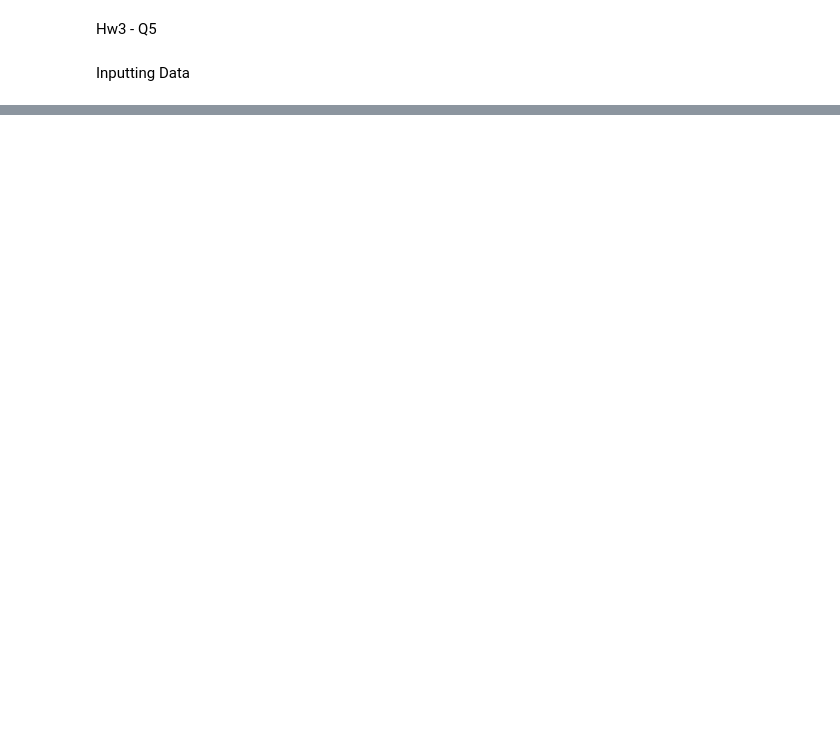
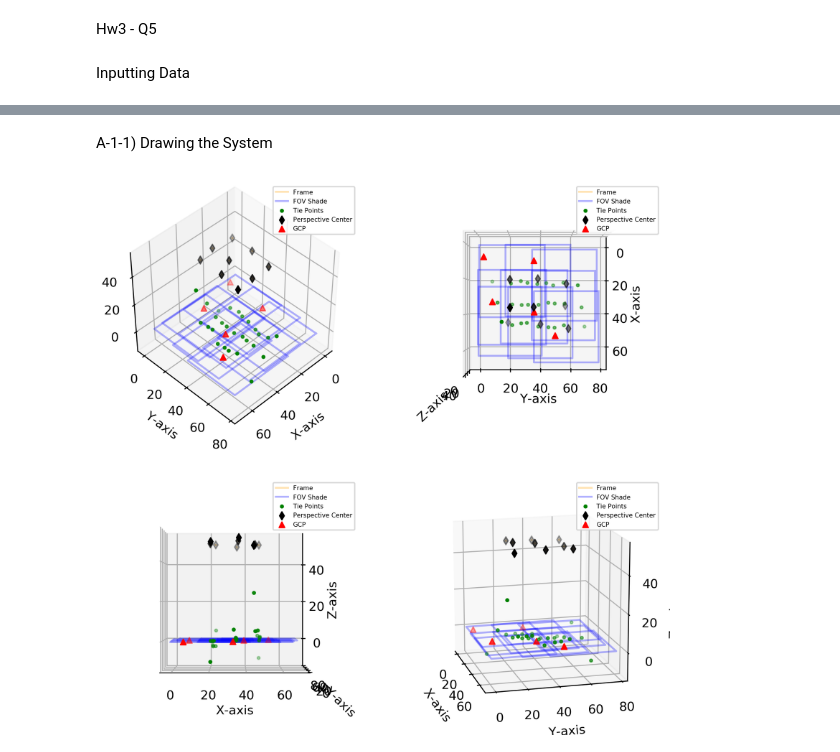
Before and after one commit to WOKNz/Photogrametry-HW3-Q5, a Jupyter notebook: Q5.ipynb, the cells around one changed output, grey strips where cells are left out. Drawn from its saved outputs; the diff is of its cells as text; code cells hidden in the pictures; blank space fills up the shorter version.

```diff
--- a/Q5.ipynb
+++ b/Q5.ipynb
@@ -7,9 +8,11 @@ import copy
 # %% [markdown]
 Inputting Data
 # %%
-print('Approximate External Rotation for each picture')
+f = 30 # in mm
+
+print('Approximate External Orientation for each picture')
 aprox_ext_rotation = np.loadtxt('data/approxEOP.txt')
-aprox_ext_rotation_pd = pd.DataFrame(aprox_ext_rotation,columns=['A','B','C','D','E','F'])
+aprox_ext_rotation_pd = pd.DataFrame(aprox_ext_rotation,columns=['X','Y','Z','omega','phi','kappa'])
 print(aprox_ext_rotation_pd)
 
 print('\nGround Control Points')
@@ -17,7 +20,7 @@ gcp_pd = pd.read_csv('data/controlPoints.txt', sep='\t')
 gcp = gcp_pd.to_numpy()
 gcp[:,0] = (gcp[:,0]).astype(int)
 # np.put(gcp,(gcp.shape[0],0),np.int_(gcp[:,0]))
-#print(gcp_pd)
+print(gcp_pd)
 # print(gcp)
 # print((np.int_(gcp[:,0])).dtype)
 # print(gcp_pd.dtypes)
@@ -53,0 +59,6 @@ Approximate External Rotation for each picture
+# %%
+from XYZintersect import intersecXYZ
+tie_XYZ = intersecXYZ(tie_points,aprox_ext_rotation)
+tie_XYZ_pd = pd.DataFrame(tie_XYZ,columns=['X','Y','Z'])
+tie_XYZ_pd.to_html('tie_XYZ.html')
+print(tie_XYZ_pd)
@@ -53,0 +83,58 @@ Approximate External Rotation for each picture
+# %% [markdown]
+A-1-1) Drawing the System
+# %%
+# Creating Frame Corners, order(lu,ru,rb,lb,lu)
+imgs_limit_ground = np.zeros((9,3*5))
+imgs_limit_camera = np.zeros((9,3*5))
+dl_mm = 25.4/2
+dl_m = (25.4/2)*0.001
+# Creating real camera frames
+for i,img in enumerate(aprox_ext_rotation):
+    imgs_limit_camera[i,0:3] = imgs_limit_camera[i,12:15] = [img[0]-dl_m,img[1]+dl_m,img[2]-f*0.001]
+    imgs_limit_camera[i,3:6] = [img[0]+dl_m,img[1]+dl_m,img[2]-f*0.001]
+    imgs_limit_camera[i,6:9] = [img[0]+dl_m,img[1]-dl_m,img[2]-f*0.001]
+    imgs_limit_camera[i,9:12] = [img[0]-dl_m,img[1]-dl_m,img[2]-f*0.001]
+# Creating FOV on ground Z=0
+for i,img in enumerate(aprox_ext_rotation):
+    scale = img[2]/(f*0.001)
+    imgs_limit_ground[i,0:3] = imgs_limit_ground[i,12:15] = [img[0]-scale*dl_m,img[1]+scale*dl_m,0]
+    imgs_limit_ground[i,3:6] = [img[0]+scale*dl_m,img[1]+scale*dl_m,0]
+    imgs_limit_ground[i,6:9] = [img[0]+scale*dl_m,img[1]-scale*dl_m,0]
+    imgs_limit_ground[i,9:12] = [img[0]-scale*dl_m,img[1]-scale*dl_m,0]
+
+
+from mpl_toolkits.mplot3d import axes3d
+
+def pltoOne(tie_XYZ,gcp,aprox_ext_rotation,imgs_limit_camera,imgs_limit_ground,ax,phi,lam):
+    ax.scatter(tie_XYZ[:,0], tie_XYZ[:,1], tie_XYZ[:,2], color='green', marker=".", label="Tie Points")
+    ax.scatter(aprox_ext_rotation[:,0], aprox_ext_rotation[:,1], aprox_ext_rotation[:,2], color='black', marker="d",\
+               label="Perspective Center")
+    ax.scatter(gcp[:,1], gcp[:,2], gcp[:,3], color='red', marker="^", label="GCP")
+    # Plotting real camera frames
+    for i in range(imgs_limit_camera.shape[0]):
+        temp = (imgs_limit_camera[i,:]).reshape(5,3)
+        ax.plot(temp[:,0], temp[:,1], temp[:,2], alpha=0.3, color='orange', label="Frame" if i == 0 else "")
+    ax.set_xlabel('X-axis')
+    ax.set_ylabel('Y-axis')
+    ax.set_zlabel('Z-axis')
+    ax.view_init(phi,lam)
+    # Plotting FOV on ground Z=0
+    for i in range(imgs_limit_ground.shape[0]):
+        temp = (imgs_limit_ground[i,:]).reshape(5,3)
+        ax.plot(temp[:,0], temp[:,1], temp[:,2], color='blue', alpha=0.3, label="FOV Shade" if i == 0 else "")
+    ax.legend()
+    ax.legend(prop={'size': 5})
+
+fig = pyplot.figure(figsize=(8,8), dpi=300)
+ax00 = fig.add_subplot(2,2,1, projection='3d')
+ax01 = fig.add_subplot(2,2,2, projection='3d')
+ax10 = fig.add_subplot(2,2,3, projection='3d')
+ax11 = fig.add_subplot(2,2,4, projection='3d')
+pltoOne(tie_XYZ,gcp,aprox_ext_rotation,imgs_limit_camera,imgs_limit_ground,ax00,45,45)
+pltoOne(tie_XYZ,gcp,aprox_ext_rotation,imgs_limit_camera,imgs_limit_ground,ax01,90,0)
+pltoOne(tie_XYZ,gcp,aprox_ext_rotation,imgs_limit_camera,imgs_limit_ground,ax10,0,-90)
+pltoOne(tie_XYZ,gcp,aprox_ext_rotation,imgs_limit_camera,imgs_limit_ground,ax11,15,-15)
+pyplot.savefig('3dRepresentation.png', dpi=300)
+pyplot.show()
+# %% [output]
+[figure, added]
```
Also changed, not shown: parts of 17 cells of this notebook, 19 other files.
